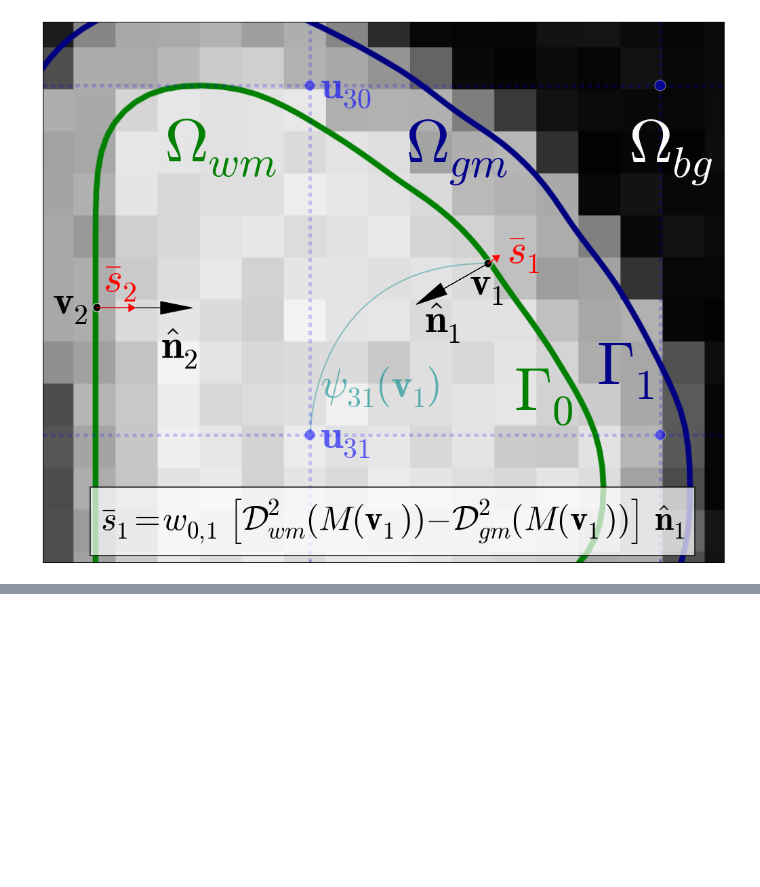
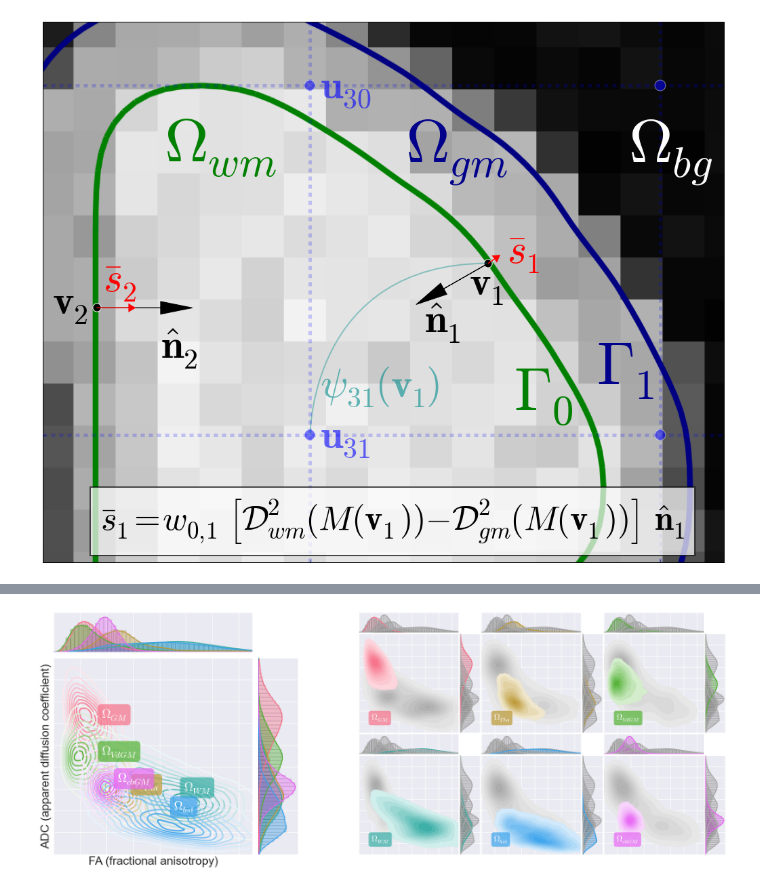
Before and after one commit to oesteban/RegSeg, a Jupyter notebook: Scripts/notebooks/graphs.ipynb, the cells around one changed output, grey strips where cells are left out. Cells and saved outputs as stored; diff of their text form; code cells hidden in the pictures; blank space fills up the shorter version.

```diff
--- a/Scripts/notebooks/graphs.ipynb
+++ b/Scripts/notebooks/graphs.ipynb
@@ -183,3 +136,17 @@ g = viz.jointplot_real(fa_path, md_path, seg_path, msk_path,
+# %%
+fa_path = op.join(regseg_dir, 'fa.nii.gz')
+md_path = op.join(regseg_dir, 'md.nii.gz')
+msk_path = op.join(regseg_dir, 'mask.nii.gz')
+seg_path = op.join(regseg_dir, 'segment.nii.gz')
+
+g = viz.jointplot_real(fa_path, md_path, seg_path, msk_path, size=10,
+                       labels=[r'$\Omega_{Tha}$', r'$\Omega_{VdGM}$', r'$\Omega_{bst}$', r'$\Omega_{WM}$',
+                               r'$\Omega_{cbGM}$', r'$\Omega_{GM}$', 'do-not-show'],
+                       xlabel='FA (fractional anisotropy)',
+                       ylabel='ADC (apparent diffusion coefficient)',
+                       xlims=(0, 1500), ylims=(600, 1500), out_file=op.join(out_path, 'figure04C.pdf'))
+# %% [output]
+[figure, added]
 # %%
 import os
 import os.path as op
```
Also changed, not shown: parts of 11 cells of this notebook, 1 other file.
